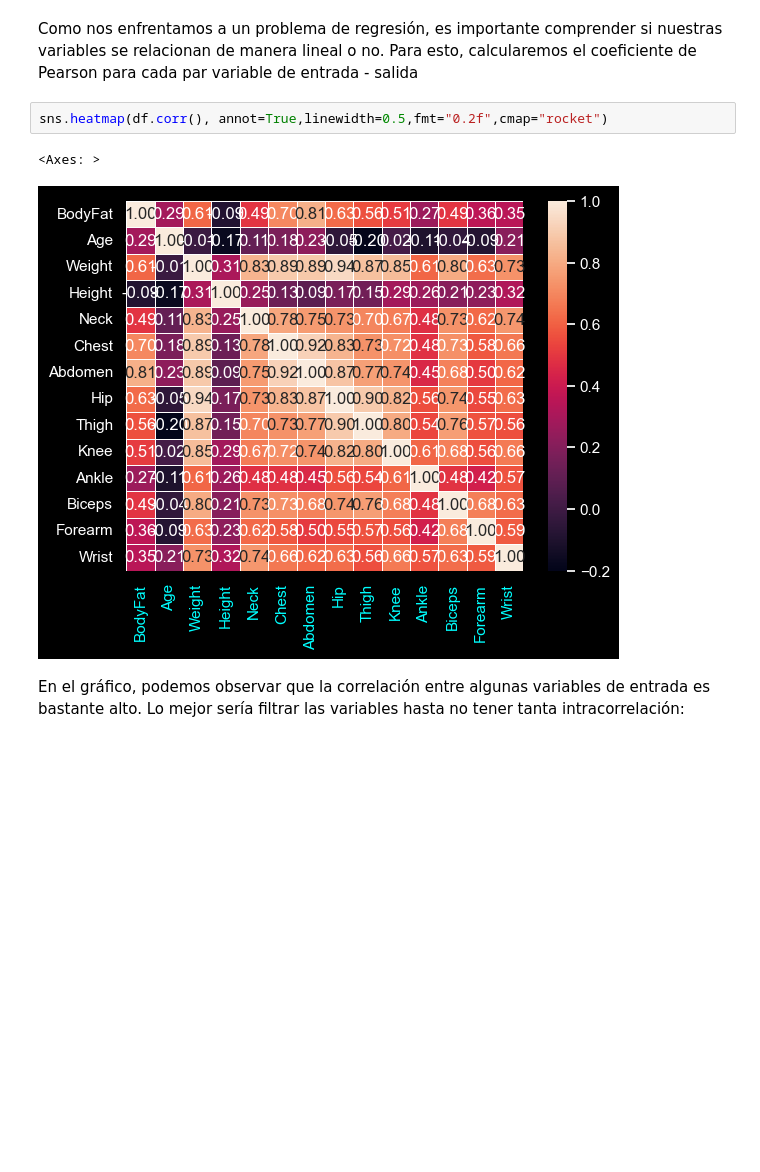
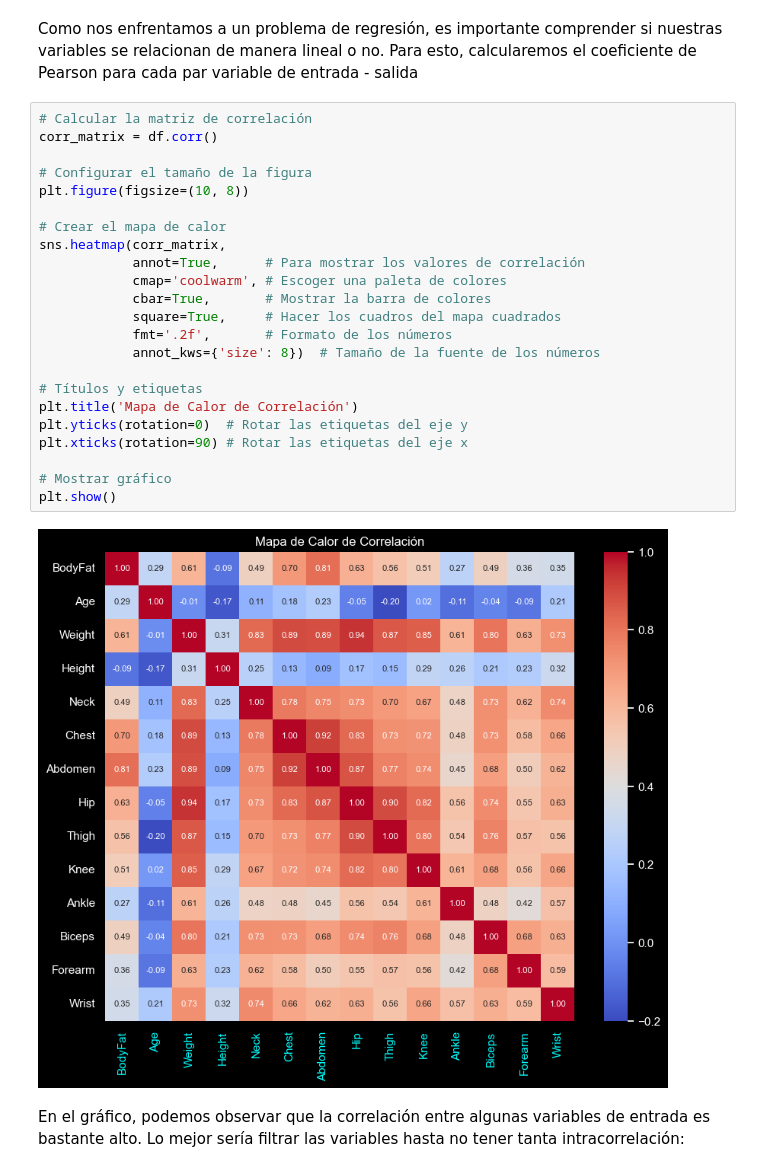
Before and after one commit to Muscian/aprMaqI_CEIA_fork, a Jupyter notebook: trabajo_final/TrabajoFinal.ipynb, the cells around one changed output. Drawn from its saved outputs; the diff is of its cells as text; blank space fills up the shorter version.

```diff
--- a/trabajo_final/TrabajoFinal.ipynb
+++ b/trabajo_final/TrabajoFinal.ipynb
@@ -106,11 +132,31 @@ umbral = 2.6
 df = df[(z_scores < umbral).any(axis=1)]
 # %% [markdown]
 Como nos enfrentamos a un problema de regresión, es importante comprender si nuestras variables se relacionan de manera lineal o no. Para esto, calcularemos el coeficiente de Pearson para cada par variable de entrada - salida
-# %%
-sns.heatmap(df.corr(), annot=True,linewidth=0.5,fmt="0.2f",cmap="rocket")
-# %% [output]
-<Axes: >
-[figure, removed]
+# %%
+# Calcular la matriz de correlación
+corr_matrix = df.corr()
+
+# Configurar el tamaño de la figura
+plt.figure(figsize=(10, 8))
+
+# Crear el mapa de calor
+sns.heatmap(corr_matrix,
+            annot=True,      # Para mostrar los valores de correlación
+            cmap='coolwarm', # Escoger una paleta de colores
+            cbar=True,       # Mostrar la barra de colores
+            square=True,     # Hacer los cuadros del mapa cuadrados
+            fmt='.2f',       # Formato de los números
+            annot_kws={'size': 8})  # Tamaño de la fuente de los números
+
+# Títulos y etiquetas
+plt.title('Mapa de Calor de Correlación')
+plt.yticks(rotation=0)  # Rotar las etiquetas del eje y
+plt.xticks(rotation=90) # Rotar las etiquetas del eje x
+
+# Mostrar gráfico
+plt.show()
+# %% [output]
+[figure, added]
 # %% [markdown]
 En el gráfico, podemos observar que la correlación entre algunas variables de entrada es bastante alto. Lo mejor sería filtrar las variables hasta no tener tanta intracorrelación:
 # %%
```
Also changed, not shown: parts of 4 cells of this notebook.
